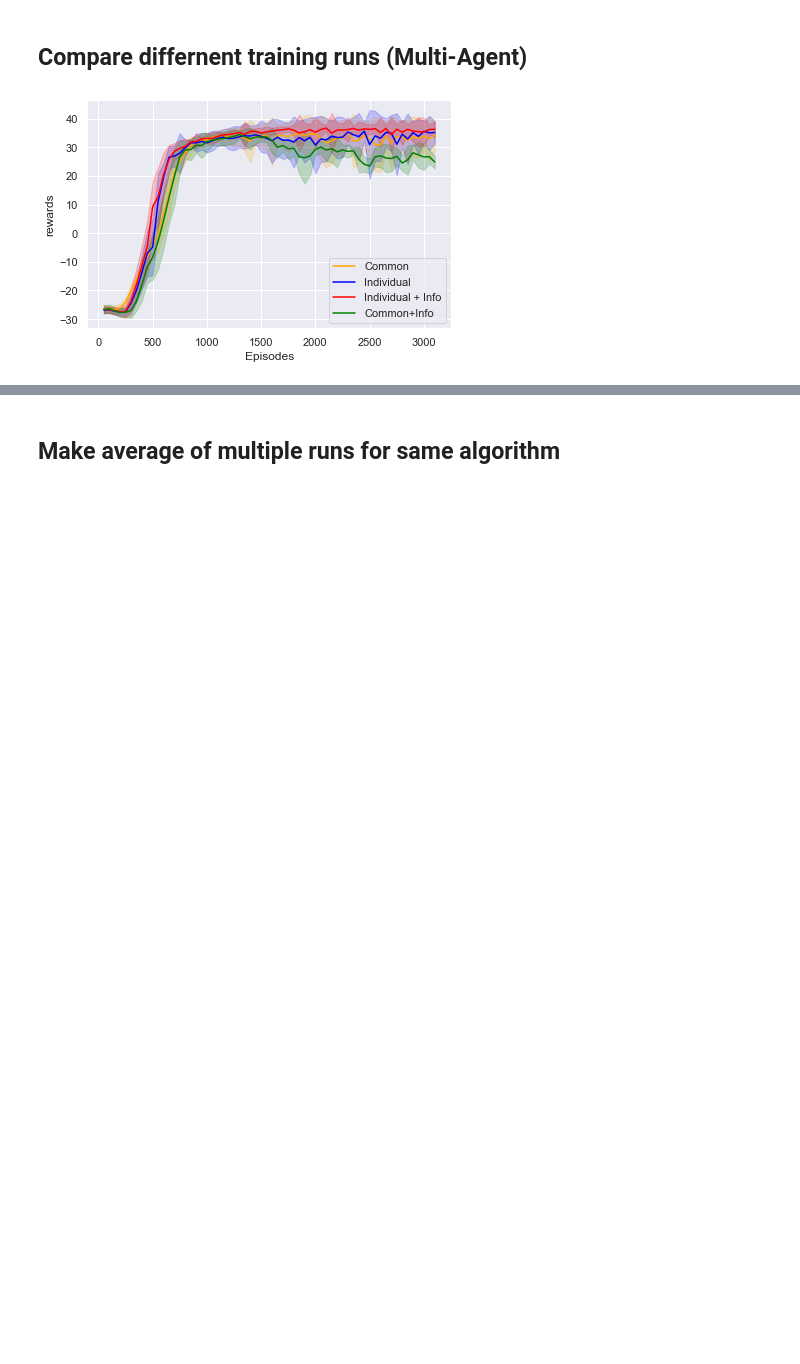
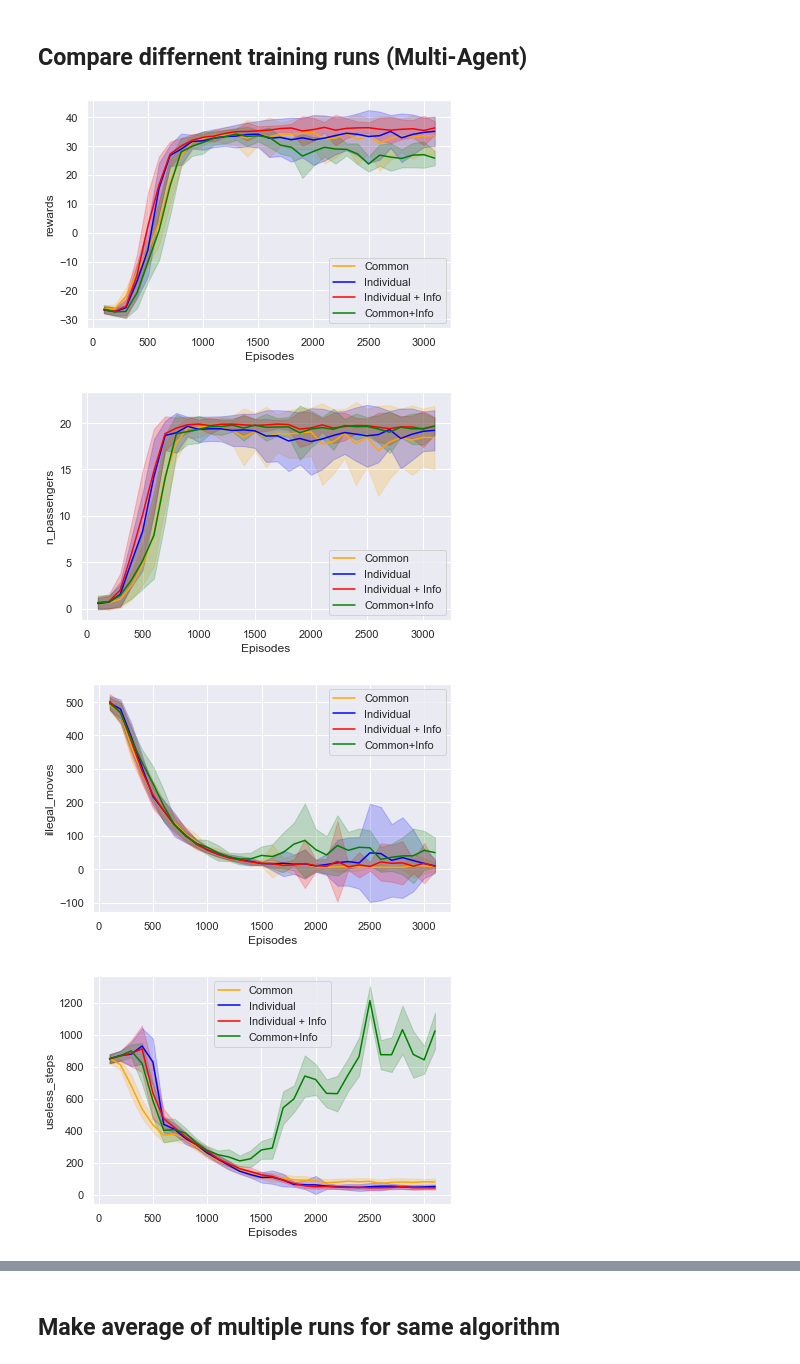
Before and after one commit to nikolim/cablab, a Jupyter notebook: create_plots.ipynb, the cells around one changed output, grey strips where cells are left out. Saved outputs shown, nothing was run; the diff lists cells and outputs as text; code cells hidden in the pictures; blank space fills up the shorter version.

```diff
--- a/create_plots.ipynb
+++ b/create_plots.ipynb
@@ -36,7 +40,7 @@ plotting.plot_mult_agent(dfs, ids, output_path,labels,colors=colors)
 # %% [markdown]
 ### Compare assigned vs not assigned passeners trained in Single Agent Environment
 # %%
-file = "/home/niko/Info/cablab/common/../runs/dqn/40/logs.csv"
+file = "/home/niko/Info/cablab/common/../runs/ma-dqn/38/logs1.csv"
 df = pd.DataFrame()
 df = pd.read_csv(file)
 plotting.plot_values(df, ["assigned_psng","wrong_psng"], output_path)
@@ -45,11 +49,11 @@ plotting.plot_values(df, ["assigned_psng","wrong_psng"], output_path)
 # %% [markdown]
 ## Compare differnt eval runs (Multi-Agent)
 # %%
-files = ["/home/niko/Info/cablab/runs/ma-dqn/20/eval_opt/logs_summed.csv", "/home/niko/Info/cablab/runs/ma-dqn/20/eval_sub/logs_summed.csv", "/home/niko/Info/cablab/runs/ma-dqn/20/eval_rand/logs_summed.csv", "/home/niko/Info/cablab/runs/ma-dqn/26/eval/logs_summed.csv"]
+files = ["/home/niko/Info/cablab/runs/ma-dqn/20/eval_opt/logs_summed.csv", "/home/niko/Info/cablab/runs/ma-dqn/20/eval_sub/logs_summed.csv", "/home/niko/Info/cablab/runs/ma-dqn/20/eval_rand/logs_summed.csv", "/home/niko/Info/cablab/runs/ma-dqn/20/eval/logs_summed.csv"]
 
-ids = ["avg_waiting_time"]
+ids = [["avg_waiting_time"]]
 labels = ["Opt", "Sub", "Rand", "Adv"]
-colors = ["orange", "blue", "green", "red"]
+colors = ["orange", "blue", "green", "purple"]
 # %%
 dfs = []
 
@@ -58,5 +62,6 @@ for i,file in enumerate(files):
     df = pd.read_csv(file)
     dfs.append(df)
 
-plotting.plot_mult_agent(dfs, ids, output_path,labels,colors=colors)
+for id in ids:
+    plotting.plot_mult_agent(dfs, id, output_path,labels,colors=colors)
 # %% [output]
@@ -65,16 +70,20 @@ plotting.plot_mult_agent(dfs, ids, output_path,labels,colors=colors)
 ## Compare differnent training runs (Multi-Agent)
 # %%
 files = ["/home/niko/Info/cablab/runs/ma-dqn/25/logs_summed.csv", "/home/niko/Info/cablab/runs/ma-dqn/26/logs_summed.csv","/home/niko/Info/cablab/runs/ma-dqn/27/logs_summed.csv","/home/niko/Info/cablab/runs/ma-dqn/29/logs_summed.csv"]
-ids = ["rewards"]
+ids = [["rewards"],["n_passengers"],["illegal_moves"],["useless_steps"]]
 labels = ["Common", "Individual", "Individual + Info", "Common+Info"]
 colors = ["orange", "blue", "red", "green"]
 # %%
 dfs = []
 for i,file in enumerate(files):
     df = pd.DataFrame()
     df = pd.read_csv(file)
     dfs.append(df)
 
-plotting.plot_mult_agent(dfs, ids, output_path,labels,colors=colors)
+for id in ids:
+    plotting.plot_mult_agent(dfs, id, output_path,labels,colors=colors)
 # %% [output]
-[figure, old version]
+[figure, new version]
+[figure, added]
+[figure, added]
+[figure, added]
```
Also changed, not shown: parts of 17 cells of this notebook, 13 other files.
